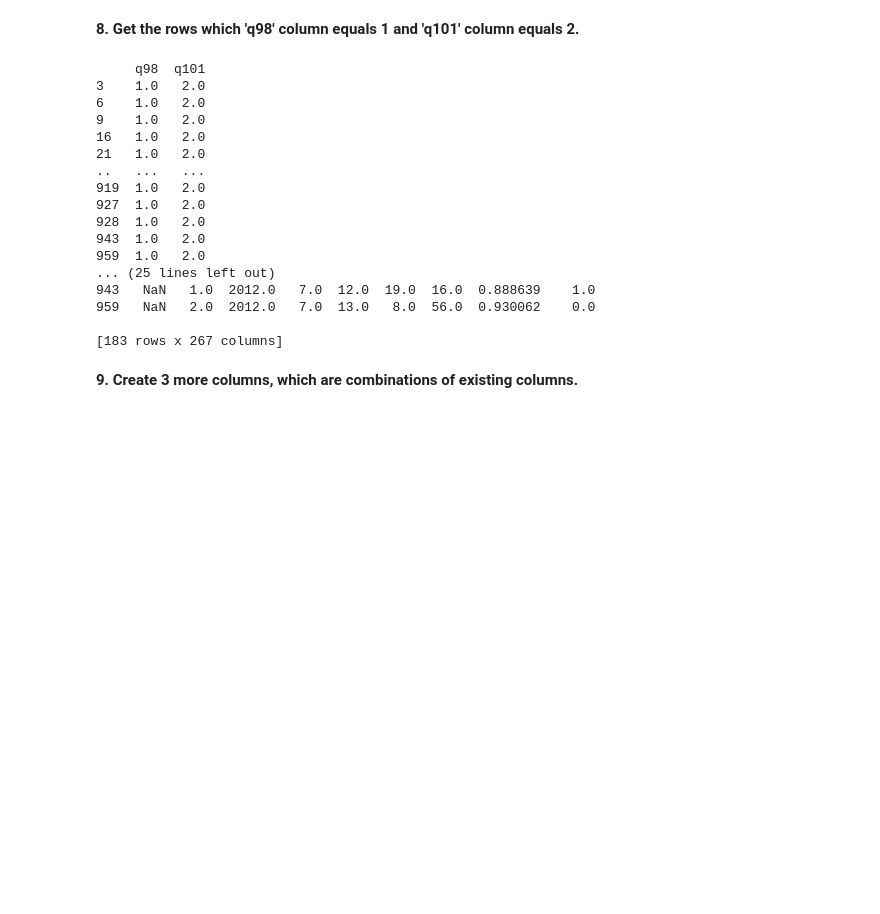
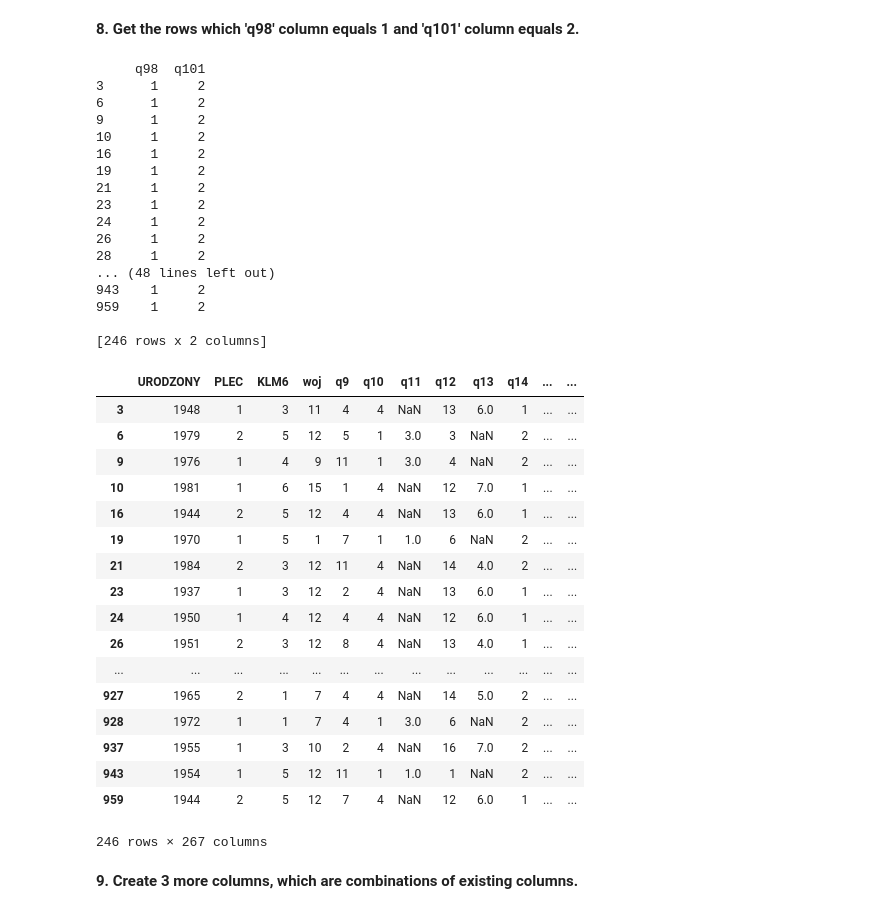
Before and after one commit to Netherwulf/data-science-toolkit, a Jupyter notebook: 07_data_analysis_introduction.ipynb, the cells around one changed output. Cells and saved outputs as stored; diff of their text form; code cells hidden in the pictures; blank space fills up the shorter version.

```diff
--- a/07_data_analysis_introduction.ipynb
+++ b/07_data_analysis_introduction.ipynb
@@ -22,7 +23,7 @@ print('Number of not-NA values in column q93: \t {0}'.format(df['q93'].count()),
       '\nq93 column median: \t\t\t {0}'.format(np.nanmedian(df['q93'])),
       '\nq93 column mean: \t\t\t {0}'.format(np.nanmean(df['q93'])))
 
-df[df['q93'].isna()] = np.nanmedian(df['q93'])
+df.loc[df['q93'].isna(), ['q93']] = np.nanmedian(df['q93'])
 df['error'] = df['q93'] - 11
 df['error']
 # %% [output]
@@ -132,28 +184,45 @@ Name: error, dtype: int64
 # %% [markdown]
 <b>8. Get the rows which 'q98' column equals 1 and 'q101' column equals 2.</b>
 # %%
-print(df[df['q98'] == 1][df['q101'] == 2][['q98', 'q101']],
-      '\n',
-      df[df['q98'] == 1][df['q101'] == 2])
-# TO-DO: fix above error
+print(df[(df['q98'] == 1) & (df['q101'] == 2)][['q98', 'q101']],
+      '\n')
+df[(df['q98'] == 1) & (df['q101'] == 2)]
 # %% [output]
      q98  q101
-3    1.0   2.0
-6    1.0   2.0
-9    1.0   2.0
-16   1.0   2.0
-21   1.0   2.0
-..   ...   ...
-919  1.0   2.0
-927  1.0   2.0
-928  1.0   2.0
-943  1.0   2.0
-959  1.0   2.0
-... (25 lines left out)
-943   NaN   1.0  2012.0   7.0  12.0  19.0  16.0  0.888639    1.0
-959   NaN   2.0  2012.0   7.0  13.0   8.0  56.0  0.930062    0.0
+3      1     2
+6      1     2
+9      1     2
+10     1     2
+16     1     2
+19     1     2
+21     1     2
+23     1     2
+24     1     2
+26     1     2
+28     1     2
+... (48 lines left out)
+943    1     2
+959    1     2
 
-[183 rows x 267 columns]
+[246 rows x 2 columns]
+|  | URODZONY | PLEC | KLM6 | woj | q9 | q10 | q11 | q12 | q13 | q14 | ... | ... |
+| 3 | 1948 | 1 | 3 | 11 | 4 | 4 | NaN | 13 | 6.0 | 1 | ... | ... |
+| 6 | 1979 | 2 | 5 | 12 | 5 | 1 | 3.0 | 3 | NaN | 2 | ... | ... |
+| 9 | 1976 | 1 | 4 | 9 | 11 | 1 | 3.0 | 4 | NaN | 2 | ... | ... |
+| 10 | 1981 | 1 | 6 | 15 | 1 | 4 | NaN | 12 | 7.0 | 1 | ... | ... |
+| 16 | 1944 | 2 | 5 | 12 | 4 | 4 | NaN | 13 | 6.0 | 1 | ... | ... |
+| 19 | 1970 | 1 | 5 | 1 | 7 | 1 | 1.0 | 6 | NaN | 2 | ... | ... |
+| 21 | 1984 | 2 | 3 | 12 | 11 | 4 | NaN | 14 | 4.0 | 2 | ... | ... |
+| 23 | 1937 | 1 | 3 | 12 | 2 | 4 | NaN | 13 | 6.0 | 1 | ... | ... |
+| 24 | 1950 | 1 | 4 | 12 | 4 | 4 | NaN | 12 | 6.0 | 1 | ... | ... |
+| 26 | 1951 | 2 | 3 | 12 | 8 | 4 | NaN | 13 | 4.0 | 1 | ... | ... |
+| ... | ... | ... | ... | ... | ... | ... | ... | ... | ... | ... | ... | ... |
+| 927 | 1965 | 2 | 1 | 7 | 4 | 4 | NaN | 14 | 5.0 | 2 | ... | ... |
+| 928 | 1972 | 1 | 1 | 7 | 4 | 1 | 3.0 | 6 | NaN | 2 | ... | ... |
+| 937 | 1955 | 1 | 3 | 10 | 2 | 4 | NaN | 16 | 7.0 | 2 | ... | ... |
+| 943 | 1954 | 1 | 5 | 12 | 11 | 1 | 1.0 | 1 | NaN | 2 | ... | ... |
+| 959 | 1944 | 2 | 5 | 12 | 7 | 4 | NaN | 12 | 6.0 | 1 | ... | ... |
+246 rows × 267 columns
 # %% [markdown]
 <b>9. Create 3 more columns, which are combinations of existing columns.</b>
 # %%
```
Also changed, not shown: parts of 9 cells of this notebook.
